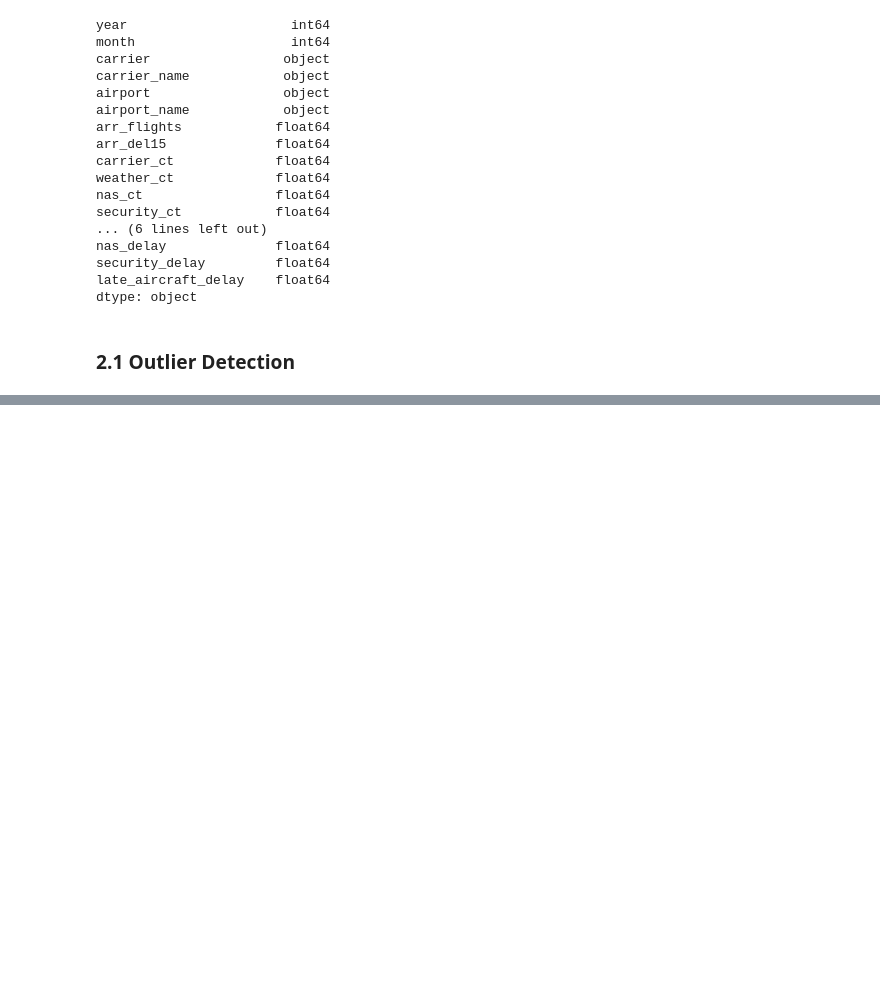
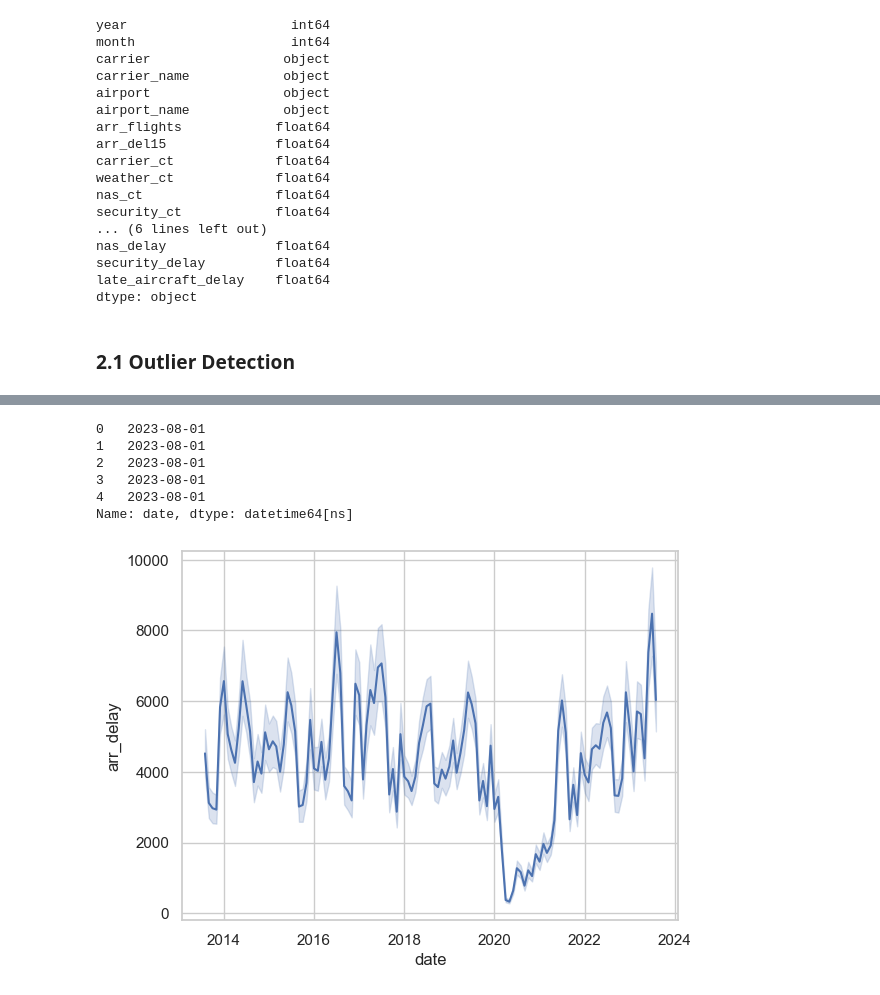
Before and after one commit to shaswat-13/flight-delay-dataset, a Jupyter notebook: notebooks/etl.ipynb, the cells around one changed output, grey strips where cells are left out. Drawn from its saved outputs; the diff is of its cells as text; code cells hidden in the pictures; blank space fills up the shorter version.

Commit message:
vis plots

```diff
--- a/notebooks/etl.ipynb
+++ b/notebooks/etl.ipynb
@@ -338,0 +309,16 @@ for col in numeric_cols:
+# %%
+# adding new date column for time series plotting later
+df['date'] = pd.to_datetime(df['year'].astype(str) + '-' + df['month'].astype(str) + '-01')
+df['date'].head()
+# %% [output]
+0   2023-08-01
+1   2023-08-01
+2   2023-08-01
+3   2023-08-01
+4   2023-08-01
+Name: date, dtype: datetime64[ns]
+# %%
+sns.lineplot(data=df, x='date', y='arr_delay')
+plt.show()
+# %% [output]
+[figure, added]
```
Also changed, not shown: parts of 8 cells of this notebook.
